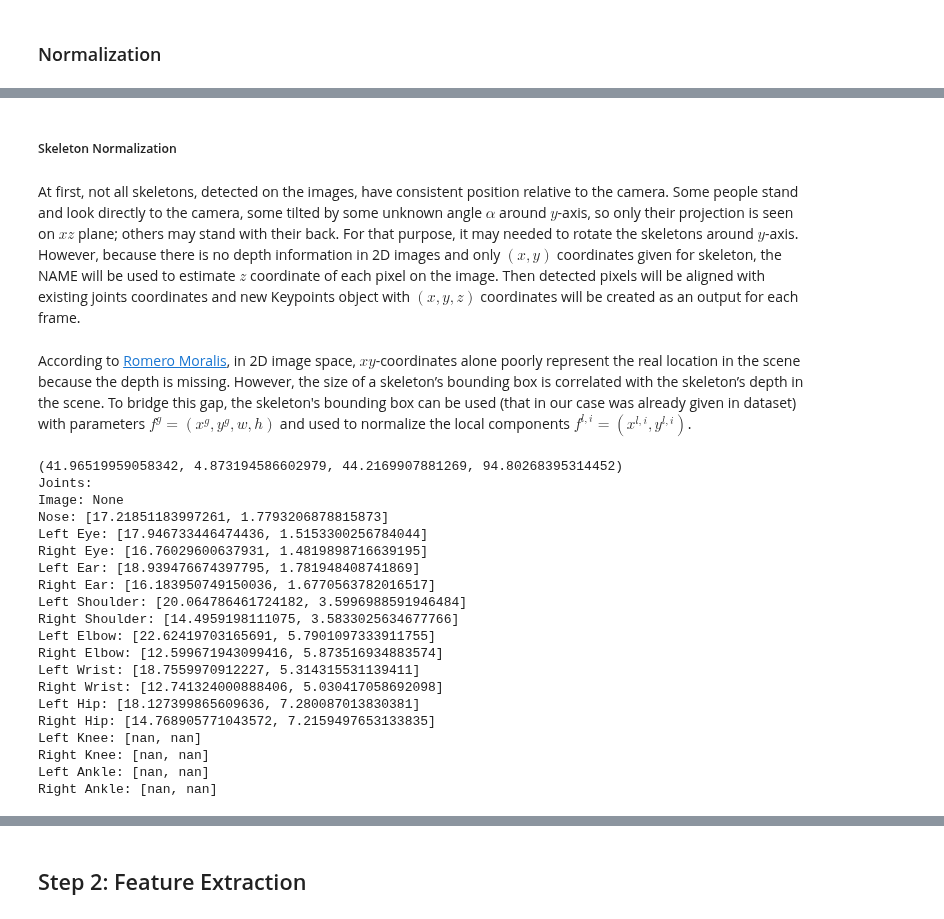
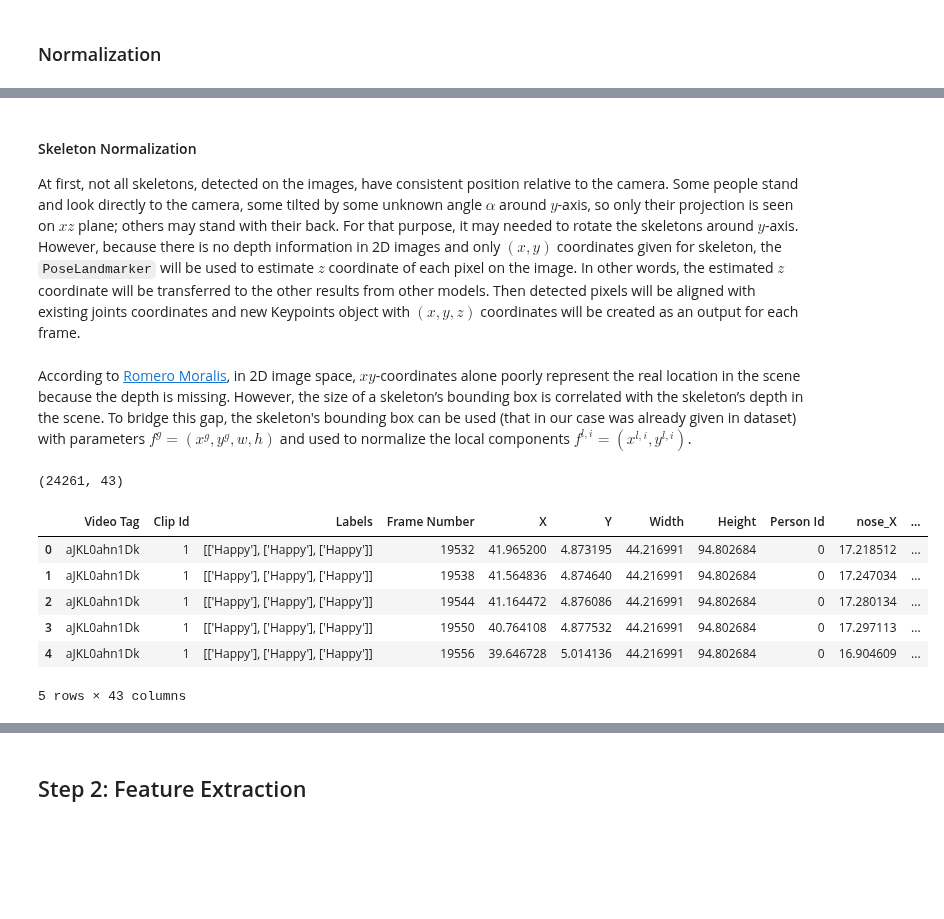
Before and after one commit to denskrlv/PosEmotion, a Jupyter notebook: posemotion.ipynb, the cells around one changed output, grey strips where cells are left out. Cells and saved outputs as stored; diff of their text form; code cells hidden in the pictures; blank space fills up the shorter version.

```diff
--- a/posemotion.ipynb
+++ b/posemotion.ipynb
@@ -159,0 +207,20 @@ It can happen that there is not enough data to have accurate clustering results.
+# %%
+initial_df = pd.read_csv("assets/annotations/annotations.csv")
+print("initial_df shape:", initial_df.shape)
+
+yolo_df = pd.read_csv("assets/annotations/yolo_keypoints.csv")
+yolo_merged = pd.concat([initial_df, yolo_df], axis=1)
+print("yolo_merged shape:", yolo_merged.shape)
+
+movenet_df = pd.read_csv("assets/annotations/movenet_keypoints.csv")
+movenet_merged = pd.concat([initial_df, movenet_df], axis=1)
+print("movenet_merged shape:", movenet_merged.shape)
+
+poselandmarker_df = pd.read_csv("assets/annotations/poselandmarker_keypoints.csv")
+poselandmarker_merged = pd.concat([initial_df, poselandmarker_df], axis=1)
+print("poselandmarker_merged shape:", poselandmarker_merged.shape)
+
+combined_df = pd.concat([yolo_merged, movenet_merged, poselandmarker_merged], axis=0).reset_index(drop=True)
+print("combined_df shape:", combined_df.shape)
+combined_df.head(20)
+combined_df.to_csv("assets/annotations/combined_keypoints.csv", index=False)
@@ -185,40 +235,33 @@ Normalized (first 5): [(0, 9), (10, 19), (20, 29), (30, 39), (40, 49)]
-# %% [markdown]
-##### Skeleton Normalization
 # %% [markdown]
-At first, not all skeletons, detected on the images, have consistent position relative to the camera. Some people stand and look directly to the camera, some tilted by some unknown angle $\alpha$ around $y$-axis, so only their projection is seen on $xz$ plane; others may stand with their back. For that purpose, it may needed to rotate the skeletons around $y$-axis. However, because there is no depth information in 2D images and only $(x,y)$ coordinates given for skeleton, the NAME will be used to estimate $z$ coordinate of each pixel on the image. Then detected pixels will be aligned with existing joints coordinates and new Keypoints object with $(x,y,z)$ coordinates will be created as an output for each frame.
+#### Skeleton Normalization
+
+At first, not all skeletons, detected on the images, have consistent position relative to the camera. Some people stand and look directly to the camera, some tilted by some unknown angle $\alpha$ around $y$-axis, so only their projection is seen on $xz$ plane; others may stand with their back. For that purpose, it may needed to rotate the skeletons around $y$-axis. However, because there is no depth information in 2D images and only $(x,y)$ coordinates given for skeleton, the <code>PoseLandmarker</code> will be used to estimate $z$ coordinate of each pixel on the image. In other words, the estimated $z$ coordinate will be transferred to the other results from other models. Then detected pixels will be aligned with existing joints coordinates and new Keypoints object with $(x,y,z)$ coordinates will be created as an output for each frame.
 # %% [markdown]
 According to [Romero Moralis](https://openaccess.thecvf.com/content_CVPR_2019/html/Morais_Learning_Regularity_in_Skeleton_Trajectories_for_Anomaly_Detection_in_Videos_CVPR_2019_paper.html), in 2D image space, $xy$-coordinates alone poorly represent the real location in the scene because the depth is missing. However, the size of a skeleton’s bounding box is correlated with the skeleton’s depth in the scene. To bridge this gap, the skeleton's bounding box can be used (that in our case was already given in dataset) with parameters $f^g = (x^g, y^g, w, h)$ and used to normalize the local components $f^{l,i} = (x^{l,i}, y^{l,i})$.
 # %%
 norm_skeletons = []
 
-for index, row in norm_df.iterrows():
+for index, row in combined_df.iterrows():
     start_label = "nose_X"
     row_truncated = row.loc[start_label:]
     box = (row["X"], row["Y"], row["Width"], row["Height"])
-    print(box)
-    skeleton = Skeleton.from_series(row)
+    skeleton = Skeleton.from_series(row_truncated)
     norm_skeleton = ms.normalize_skeleton(skeleton, box)
-    print(norm_skeleton)
-    break
-    # norm_skeletons.append(norm_skeleton.joints)
+    norm_skeletons.append(norm_skeleton.to_series())
+
+norm_skeletons_df = pd.concat(norm_skeletons, axis=1).T
+norm_skeletons_df.shape
+
+initial_dfs = pd.concat([initial_df] * 3, axis=0).reset_index(drop=True)
+norm_combined_df = pd.concat([initial_dfs, norm_skeletons_df], axis=1)
+print(norm_combined_df.shape)
+norm_combined_df.head()
 # %% [output]
-(41.96519959058342, 4.873194586602979, 44.2169907881269, 94.80268395314452)
-Joints:
-Image: None
-Nose: [17.21851183997261, 1.7793206878815873]
-Left Eye: [17.946733446474436, 1.5153300256784044]
-Right Eye: [16.76029600637931, 1.4819898716639195]
-Left Ear: [18.939476674397795, 1.781948408741869]
-Right Ear: [16.183950749150036, 1.6770563782016517]
-Left Shoulder: [20.064786461724182, 3.5996988591946484]
-Right Shoulder: [14.4959198111075, 3.5833025634677766]
-Left Elbow: [22.62419703165691, 5.7901097333911755]
-Right Elbow: [12.599671943099416, 5.873516934883574]
-Left Wrist: [18.7559970912227, 5.314315531139411]
-Right Wrist: [12.741324000888406, 5.030417058692098]
-Left Hip: [18.127399865609636, 7.280087013830381]
-Right Hip: [14.768905771043572, 7.2159497653133835]
-Left Knee: [nan, nan]
-Right Knee: [nan, nan]
-Left Ankle: [nan, nan]
-Right Ankle: [nan, nan]
+(24261, 43)
+|  | Video Tag | Clip Id | Labels | Frame Number | X | Y | Width | Height | Person Id | nose_X | ... |
+| 0 | aJKL0ahn1Dk | 1 | [['Happy'], ['Happy'], ['Happy']] | 19532 | 41.965200 | 4.873195 | 44.216991 | 94.802684 | 0 | 17.218512 | ... |
+| 1 | aJKL0ahn1Dk | 1 | [['Happy'], ['Happy'], ['Happy']] | 19538 | 41.564836 | 4.874640 | 44.216991 | 94.802684 | 0 | 17.247034 | ... |
+| 2 | aJKL0ahn1Dk | 1 | [['Happy'], ['Happy'], ['Happy']] | 19544 | 41.164472 | 4.876086 | 44.216991 | 94.802684 | 0 | 17.280134 | ... |
+| 3 | aJKL0ahn1Dk | 1 | [['Happy'], ['Happy'], ['Happy']] | 19550 | 40.764108 | 4.877532 | 44.216991 | 94.802684 | 0 | 17.297113 | ... |
+| 4 | aJKL0ahn1Dk | 1 | [['Happy'], ['Happy'], ['Happy']] | 19556 | 39.646728 | 5.014136 | 44.216991 | 94.802684 | 0 | 16.904609 | ... |
+5 rows × 43 columns
```
Also changed, not shown: parts of 50 cells of this notebook, 5 other files.
